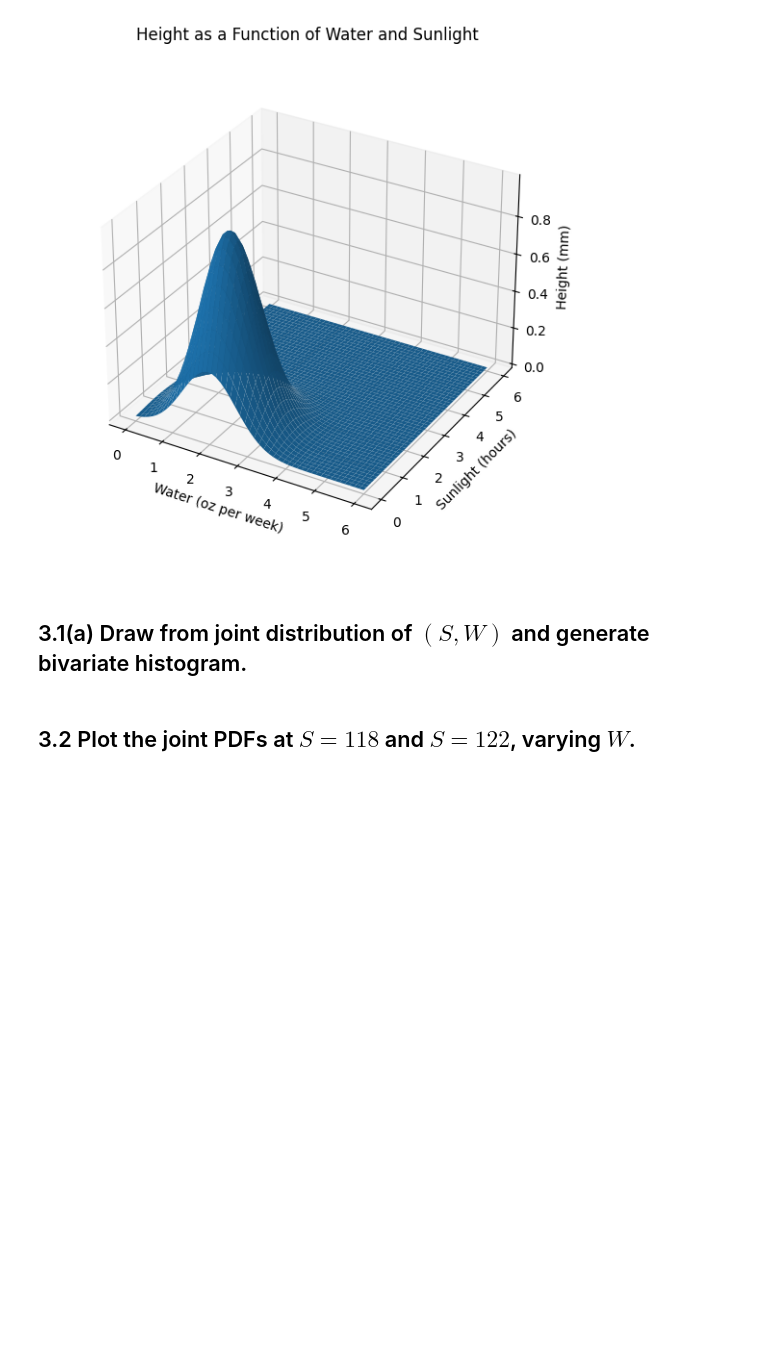
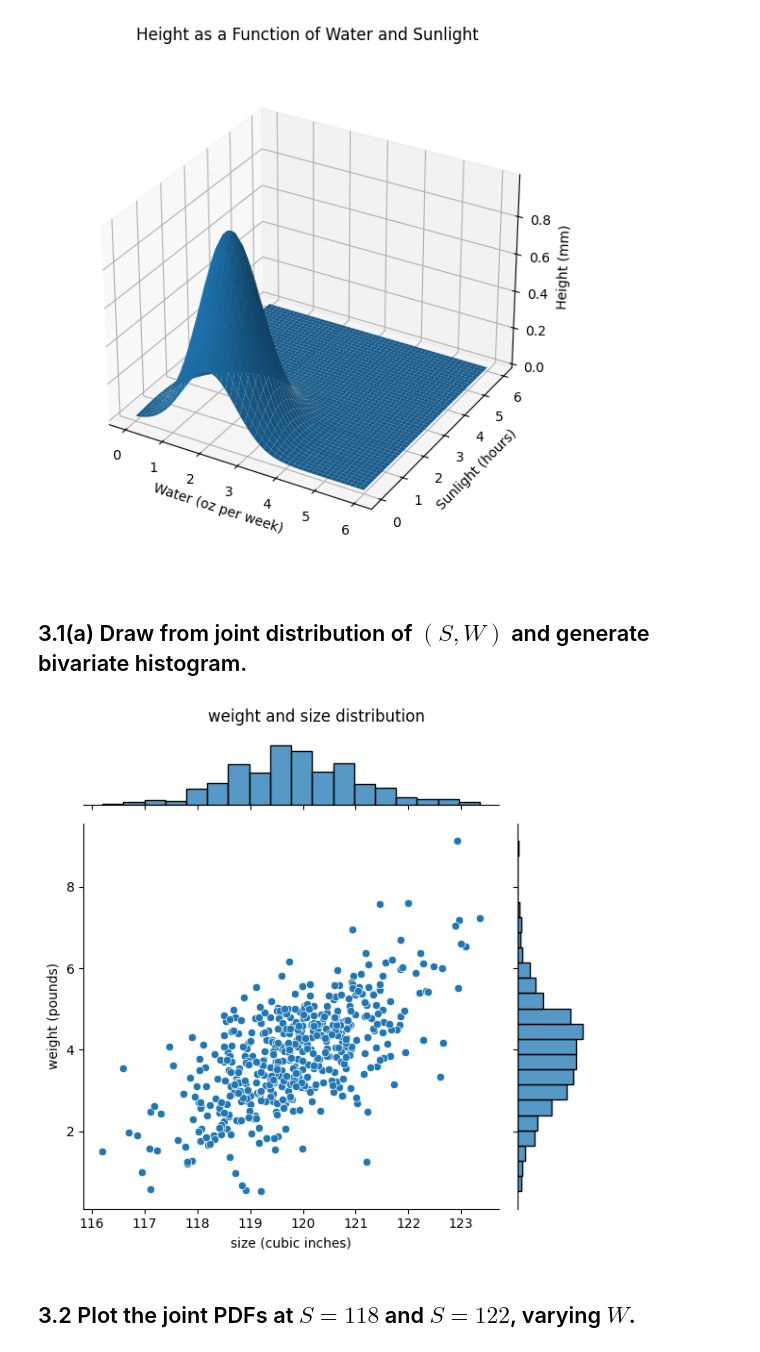
Before and after one commit to Martinez-andy/cs181, a Jupyter notebook: hw0/homework0.ipynb, the cells around one changed output. Cells and saved outputs as stored; diff of their text form; code cells hidden in the pictures; blank space fills up the shorter version.

```diff
--- a/hw0/homework0.ipynb
+++ b/hw0/homework0.ipynb
@@ -54,6 +55,32 @@ plt.show()
 ## 3.1(a) Draw from joint distribution of $(S, W)$ and generate bivariate histogram.
 # %%
 # Your code here
+
+# Package arrival times are distributed with the poisson distribution with lambda = 3
+# Package size and weight are distributed normally with vector mean and matrix standard deviation
+# Random noise is distributed normally with mean of 0 and STD of 5
+
+
+
+# Create multi-variate distribution
+mean = [120, 4]
+cov = [[1.5, 1], [1, 1.5]]
+mult_dist = mvn(mean=mean, cov=cov)
+
+# Sample from distribution
+samples = mult_dist.rvs(size=500)
+
+# Plot histogram
+df = pd.DataFrame(samples, columns=["size (cubic inches)", "weight (pounds)"])
+p = sns.jointplot(x="size (cubic inches)", y="weight (pounds)", data=df)
+p.fig.suptitle("weight and size distribution")
+p.fig.tight_layout()
+plt.show()
+
+# Weight ~ 120
+# Size ~ 4
+# %% [output]
+[figure, added]
 # %% [markdown]
 ## 3.2 Plot the joint PDFs at $S=118$ and $S=122$, varying $W$.
 # %%
```
Also changed, not shown: parts of 4 cells of this notebook.
